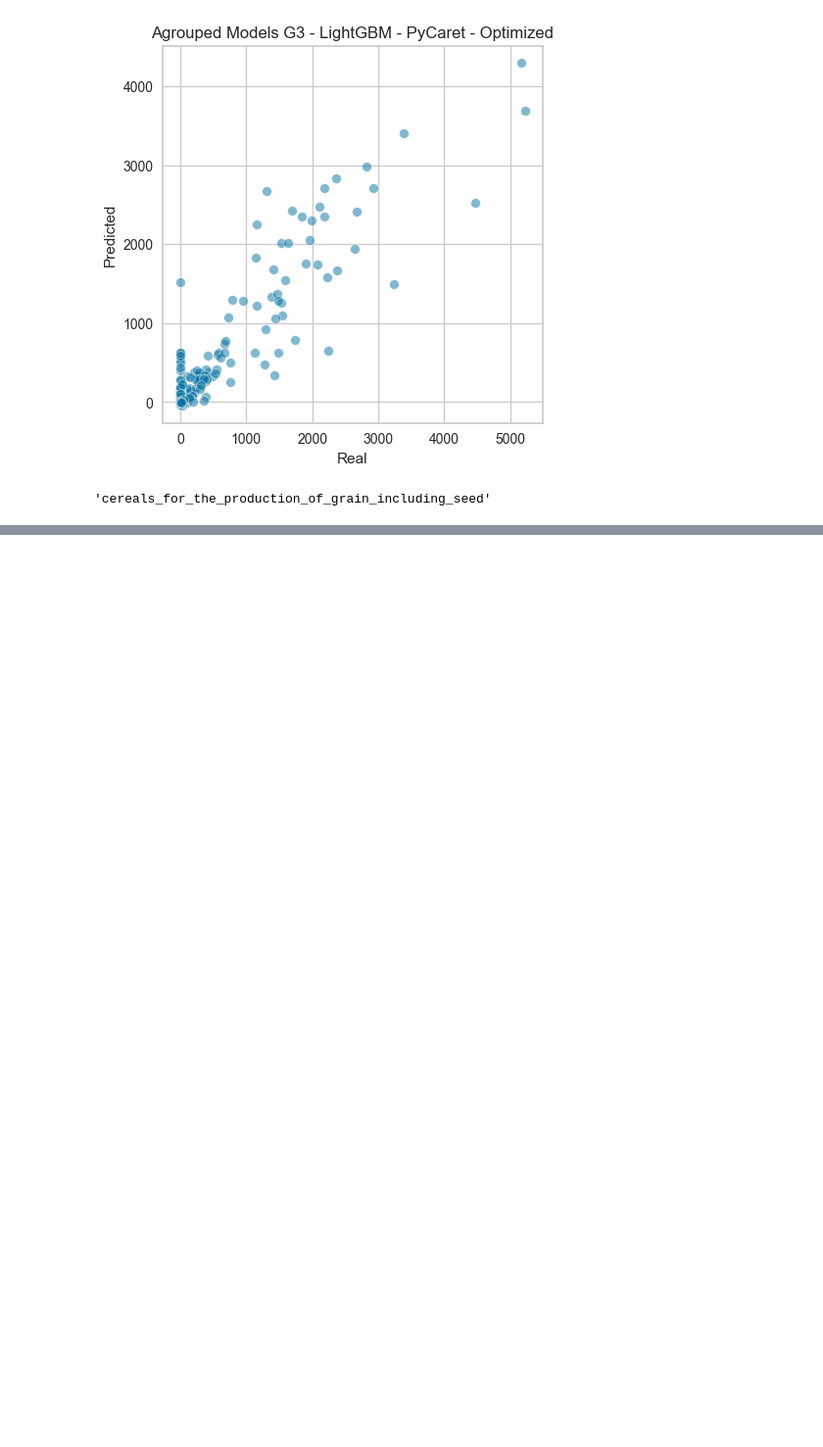
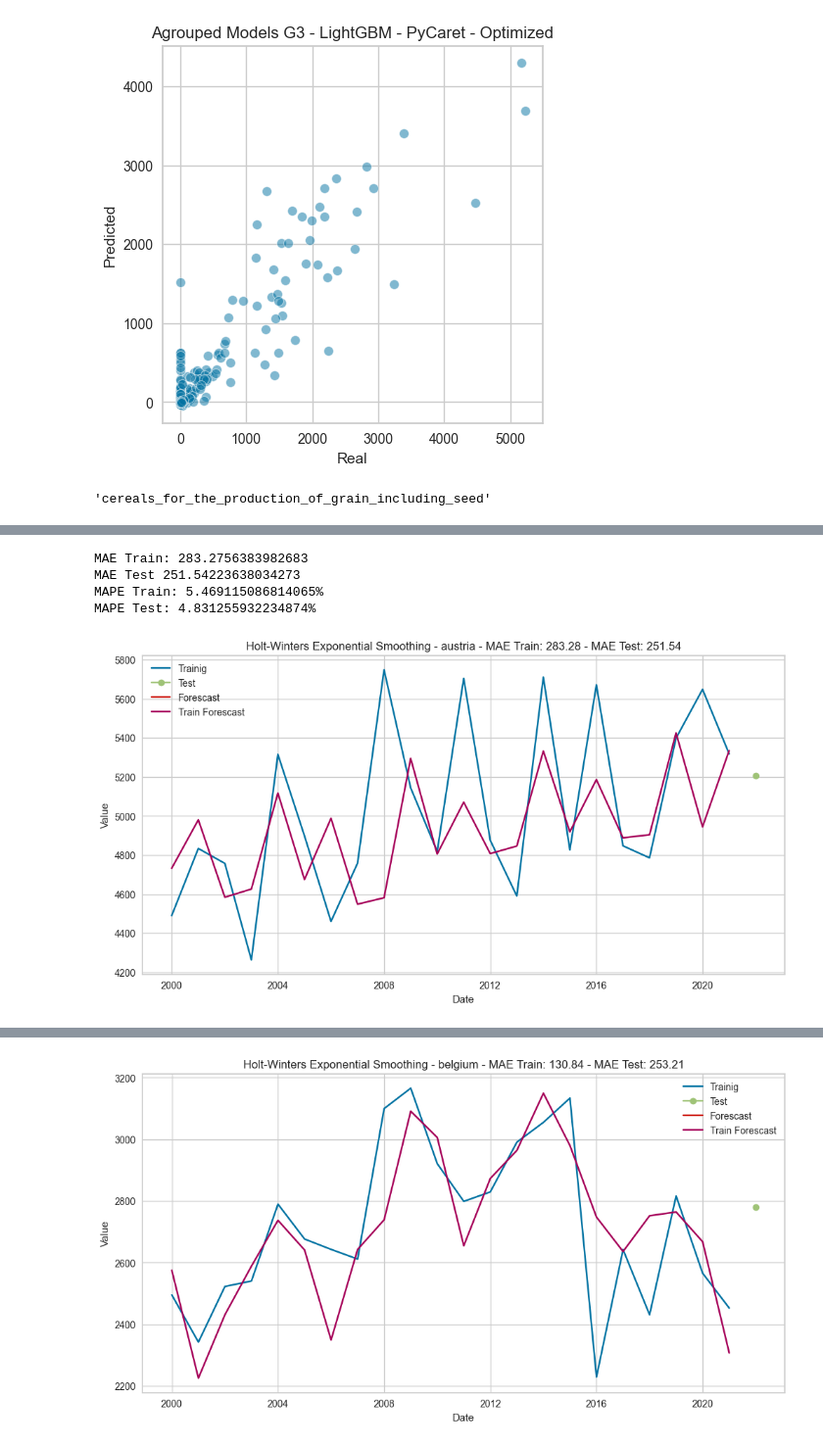
Before and after one commit to ChristianFonsecaRodriguez/forecast_eu_yield, a Jupyter notebook: notebooks/3_Final_Models.ipynb, the cells around one changed output, grey strips where cells are left out. Shown at 98% size. Cells and saved outputs as stored; diff of their text form; code cells hidden in the pictures; blank space fills up the shorter version.

```diff
--- a/notebooks/3_Final_Models.ipynb
+++ b/notebooks/3_Final_Models.ipynb
@@ -1020,0 +1120,12 @@ test_top_crops.to_csv(f'../data/forecast/EU_2022_{top_crop_name}_forecast.csv',
+# %%
+data = pd.read_csv('../data/universe_Harv_Cereals_for_the_production_of_grain_including_seed.csv')
+
+top_crop_name = 'cereals_for_the_production_of_grain_including_seed'
+
+test_year = 2022
+random_state = 21
+
+dg1 = data.groupby(['country','code','year']).agg({'yield':'sum'})
+dg2 = data.groupby(['country','code','year']).agg({k:'mean' for k in data.columns if k not in ['province','country','code','year', 'yield']})
+
+dfg = pd.concat([dg1, dg2], axis=1).reset_index()
@@ -1020,0 +1134,67 @@ test_top_crops.to_csv(f'../data/forecast/EU_2022_{top_crop_name}_forecast.csv',
+# %%
+from statsmodels.tsa.holtwinters import ExponentialSmoothing
+from sklearn.metrics import mean_absolute_error
+
+def test_holt_winters(data, country, m = 5):
+    dfg1 = data[data['country'].isin([country])].copy()
+
+    train_t1 = dfg1[dfg1['year'] < test_year].copy()
+    test_t1  = dfg1[dfg1['year'] ==test_year].copy()
+
+    train_t1.set_index('year', inplace=True)
+    test_t1.set_index('year', inplace=True)
+
+    train_t1.index = pd.to_datetime(train_t1.index, format='%Y')
+    test_t1.index = pd.to_datetime(test_t1.index, format='%Y')
+
+    # Holt-Winters Exponential Smoothing
+    ETS = ExponentialSmoothing(train_t1['yield'].tolist(), seasonal='add',
+                            seasonal_periods=m).fit()
+    ETS_pred = ETS.forecast(len([test_year]))
+
+    train_pred = pd.DataFrame(ETS.predict(start=0, end=21), columns=['yield_pred'], index=train_t1.index)
+    y_pred = pd.DataFrame(ETS_pred, columns=['yield_pred'], index=test_t1.index)
+
+    mae_train = mean_absolute_error(train_t1['yield'], train_pred['yield_pred'])
+    mae_test  = mean_absolute_error(test_t1['yield'], y_pred['yield_pred'])
+
+    mape_train = np.mean(np.abs((train_t1['yield'] - train_pred['yield_pred']) / train_t1['yield'])) * 100
+    mape_test = np.mean(np.abs((test_t1['yield'] - y_pred['yield_pred']) / test_t1['yield'])) * 100
+
+    data_pred = pd.concat([test_t1[['yield']], y_pred[['yield_pred']]],axis=1)
+    data_pred['country'] = country
+
+    print('MAE Train:', mae_train)
+    print('MAE Test', mae_test)
+    print(f'MAPE Train: {mape_train}%')
+    print(f'MAPE Test: {mape_test}%')
+
+    # Data Visualization
+    plt.figure(figsize=(12, 6))
+    plt.plot(train_t1['yield'], label='Trainig')
+    plt.plot(test_t1['yield'], label='Test', marker='o')
+    plt.plot(y_pred, label='Forescast')
+    plt.plot(train_pred, label='Train Forescast')
+    plt.legend()
+    plt.xlabel('Date')
+    plt.ylabel('Value')
+    plt.title(f'Holt-Winters Exponential Smoothing - {country} - MAE Train: {mae_train:.2f} - MAE Test: {mae_test:.2f}')
+    plt.show()
+
+    return data_pred, mae_train, mae_test, mape_train, mape_test
+
+df_metrics = pd.DataFrame(columns=['Country', 'MAE Train', 'MAE Test'])
+df_pred = pd.DataFrame()
+for country in dfg['country'].unique():
+    verifying_zeros = (dfg[dfg['country']==country]['yield'] == 0).any()
+    if verifying_zeros:
+        continue
+    data_pred, mae_train, mae_test, mape_train, mape_test = test_holt_winters(dfg, country, m = 5)
+    df_metrics = pd.concat([df_metrics, pd.DataFrame([[country, mae_train, mae_test, mape_train, mape_test]], columns=['Country', 'MAE Train', 'MAE Test', 'MAPE Train', 'MAPE Test'])])
+    df_pred = pd.concat([df_pred, data_pred])
+# %% [output]
+MAE Train: 283.2756383982683
+MAE Test 251.54223638034273
+MAPE Train: 5.469115086814065%
+MAPE Test: 4.831255932234874%
+[figure, added]
@@ -1020,0 +1205 @@ test_top_crops.to_csv(f'../data/forecast/EU_2022_{top_crop_name}_forecast.csv',
+[figure, added]
```
Also changed, not shown: parts of 23 cells of this notebook, 5 other files.
